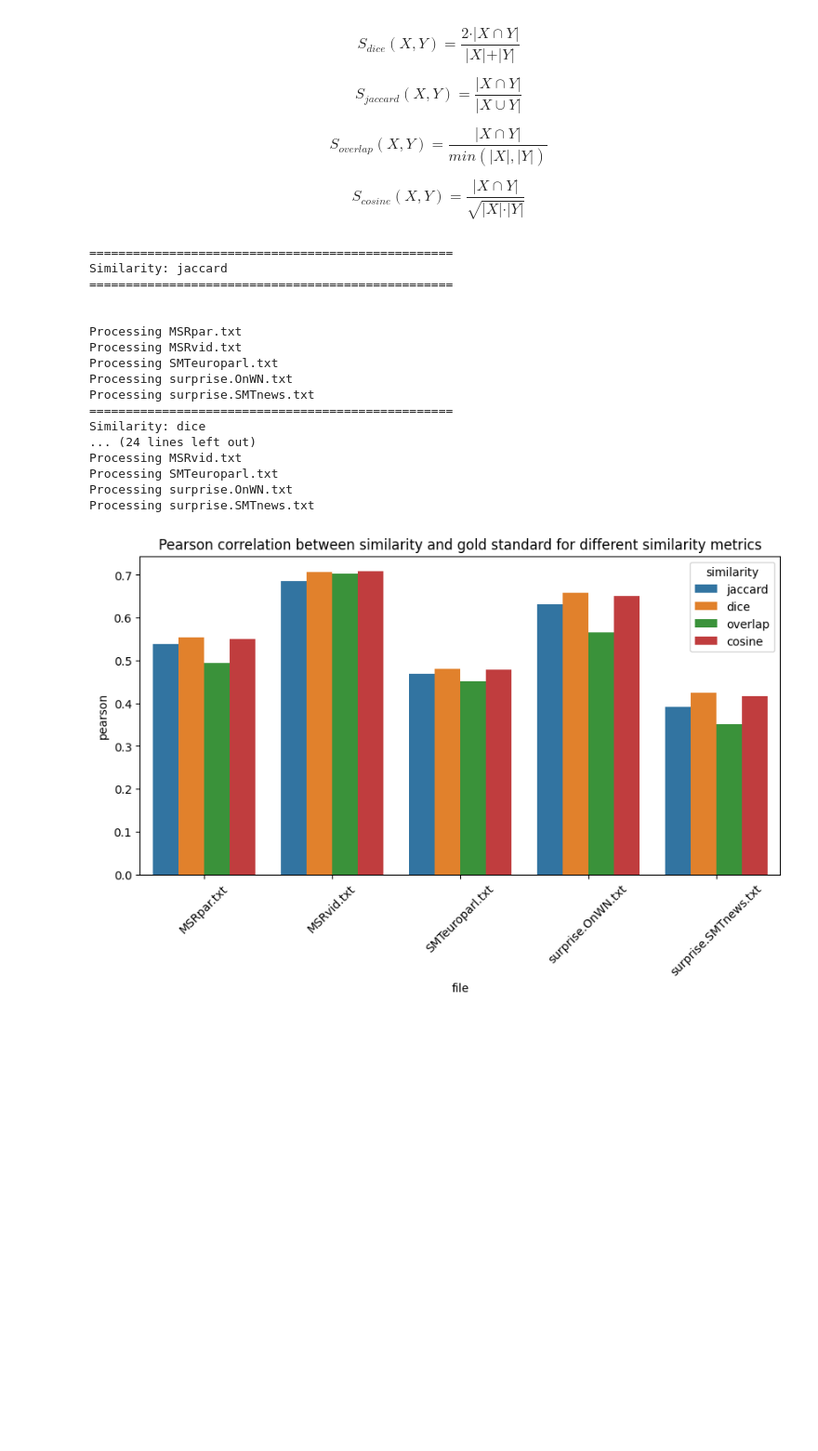
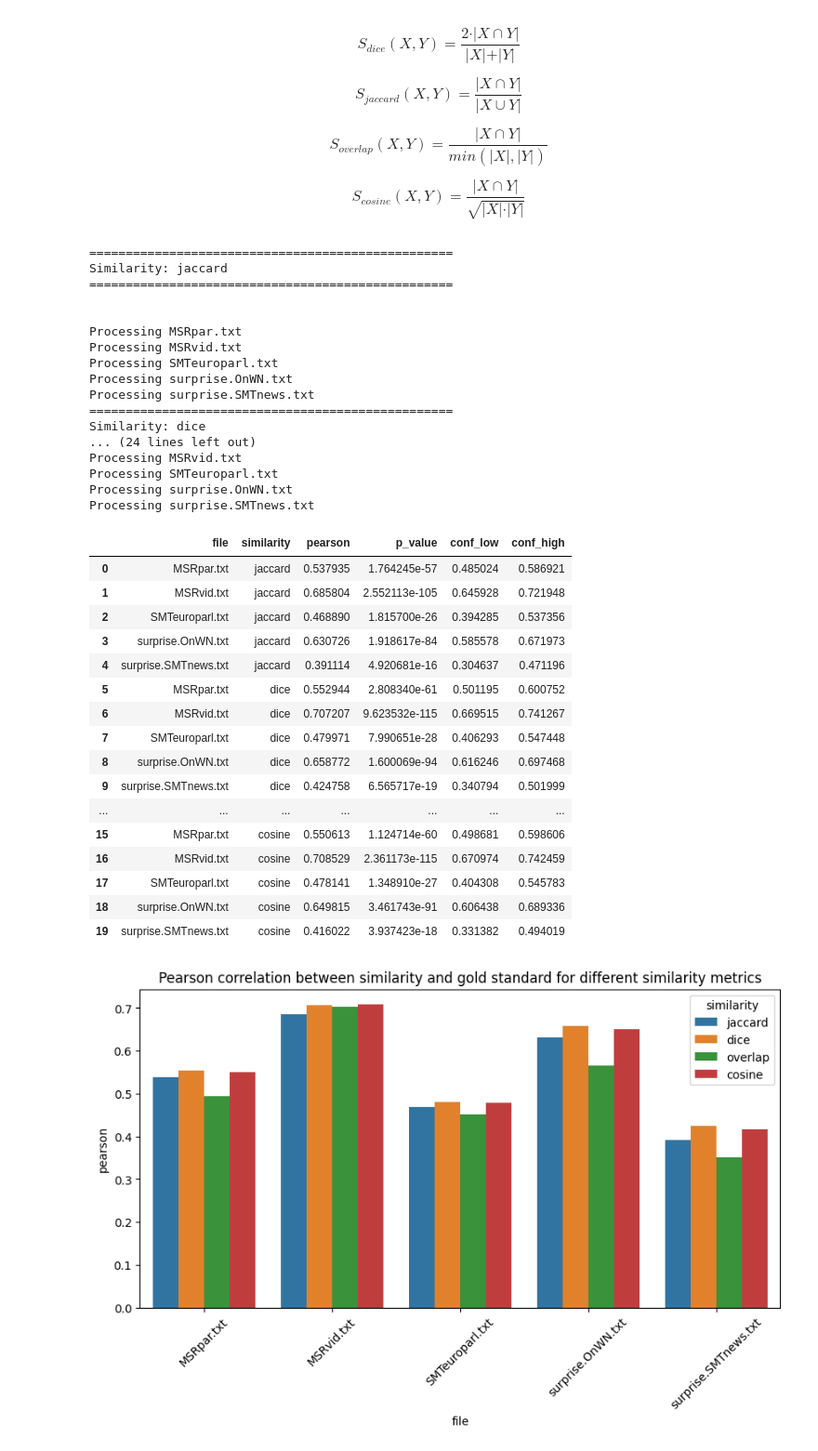
Before and after one commit to BecTome/UPC_MasterArtificialIntelligence, a Jupyter notebook: IHLT/Labs/Lab2_Structure/readPars.ipynb, the cells around one changed output. Shown at 93% size. Drawn from its saved outputs; the diff is of its cells as text; code cells hidden in the pictures; blank space fills up the shorter version.

```diff
--- a/IHLT/Labs/Lab2_Structure/readPars.ipynb
+++ b/IHLT/Labs/Lab2_Structure/readPars.ipynb
@@ -405,33 +405,52 @@ for sim_name, sim_func in d_similarities.items():
         ls_p_value.append(pearson_stats.pvalue)
         ls_conf_low.append(pearson_stats.confidence_interval(.95).low)
         ls_conf_high.append(pearson_stats.confidence_interval(.95).high)
 
     df_scores_i['file'] = ls_files
     df_scores_i['similarity'] = sim_name
     df_scores_i['pearson'] = ls_corr
     df_scores_i['p_value'] = ls_p_value
     df_scores_i['conf_low'] = ls_conf_low
     df_scores_i['conf_high'] = ls_conf_high
 
     df_scores = pd.concat([df_scores, df_scores_i], axis=0, ignore_index=True)
+
+df_scores
 # %% [output]
 ==================================================
 Similarity: jaccard
 ==================================================
 
 
 Processing MSRpar.txt
 Processing MSRvid.txt
 Processing SMTeuroparl.txt
 Processing surprise.OnWN.txt
 Processing surprise.SMTnews.txt
 ==================================================
 Similarity: dice
 ... (24 lines left out)
 Processing MSRvid.txt
 Processing SMTeuroparl.txt
 Processing surprise.OnWN.txt
 Processing surprise.SMTnews.txt
+|  | file | similarity | pearson | p_value | conf_low | conf_high |
+| 0 | MSRpar.txt | jaccard | 0.537935 | 1.764245e-57 | 0.485024 | 0.586921 |
+| 1 | MSRvid.txt | jaccard | 0.685804 | 2.552113e-105 | 0.645928 | 0.721948 |
+| 2 | SMTeuroparl.txt | jaccard | 0.468890 | 1.815700e-26 | 0.394285 | 0.537356 |
+| 3 | surprise.OnWN.txt | jaccard | 0.630726 | 1.918617e-84 | 0.585578 | 0.671973 |
+| 4 | surprise.SMTnews.txt | jaccard | 0.391114 | 4.920681e-16 | 0.304637 | 0.471196 |
+| 5 | MSRpar.txt | dice | 0.552944 | 2.808340e-61 | 0.501195 | 0.600752 |
+| 6 | MSRvid.txt | dice | 0.707207 | 9.623532e-115 | 0.669515 | 0.741267 |
+| 7 | SMTeuroparl.txt | dice | 0.479971 | 7.990651e-28 | 0.406293 | 0.547448 |
+| 8 | surprise.OnWN.txt | dice | 0.658772 | 1.600069e-94 | 0.616246 | 0.697468 |
+| 9 | surprise.SMTnews.txt | dice | 0.424758 | 6.565717e-19 | 0.340794 | 0.501999 |
+| ... | ... | ... | ... | ... | ... | ... |
+| 15 | MSRpar.txt | cosine | 0.550613 | 1.124714e-60 | 0.498681 | 0.598606 |
+| 16 | MSRvid.txt | cosine | 0.708529 | 2.361173e-115 | 0.670974 | 0.742459 |
+| 17 | SMTeuroparl.txt | cosine | 0.478141 | 1.348910e-27 | 0.404308 | 0.545783 |
+| 18 | surprise.OnWN.txt | cosine | 0.649815 | 3.461743e-91 | 0.606438 | 0.689336 |
+| 19 | surprise.SMTnews.txt | cosine | 0.416022 | 3.937423e-18 | 0.331382 | 0.494019 |
 # %%
 plt.figure(figsize=(10,5))
 sns.barplot(x='file', y='pearson', hue='similarity', data=df_scores)
```
Also changed, not shown: parts of 26 cells of this notebook.
